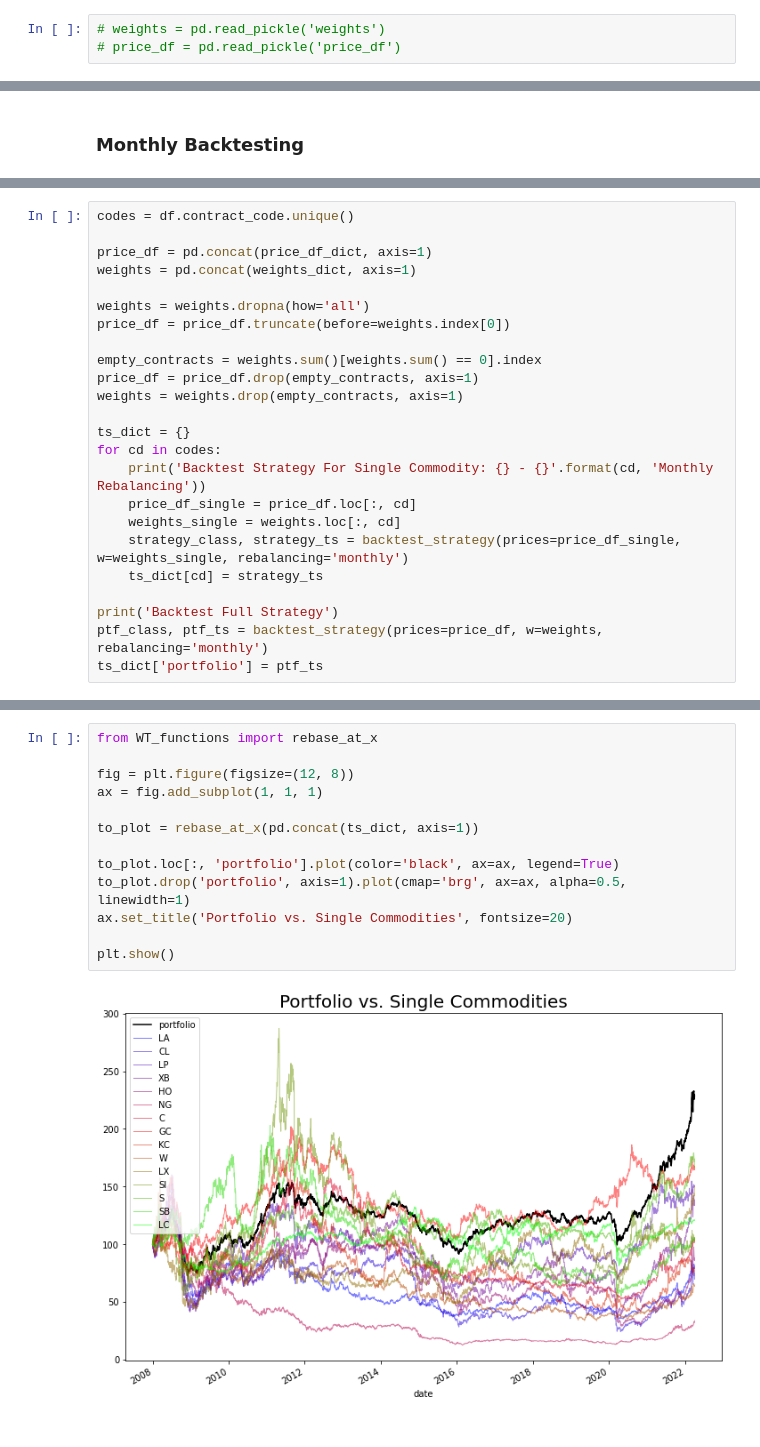
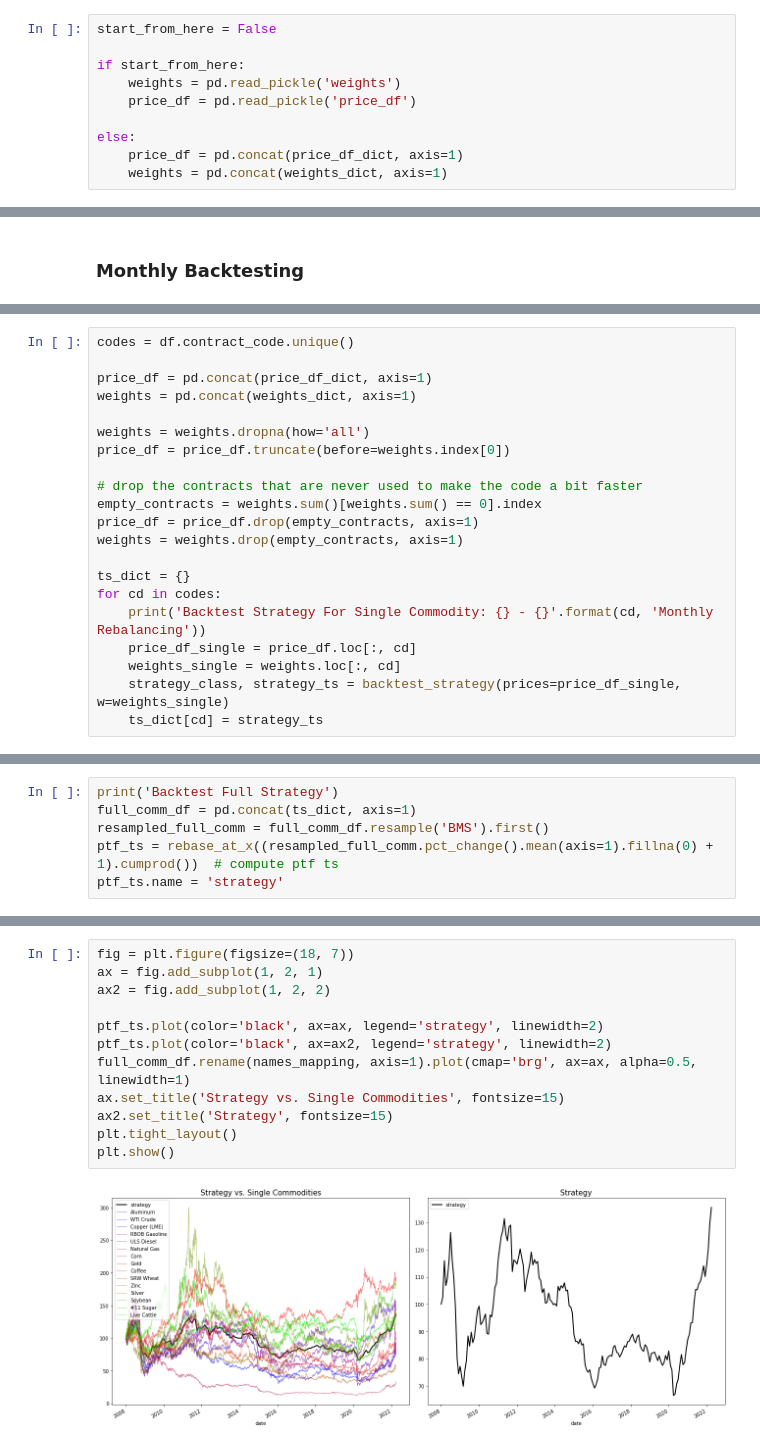
Before and after one commit to lucaberlanda/Magazzino, a Jupyter notebook: WisdomTreeAssignment.ipynb, the cells around one changed output, grey strips where cells are left out. Drawn from its saved outputs; the diff is of its cells as text.

```diff
--- a/WisdomTreeAssignment.ipynb
+++ b/WisdomTreeAssignment.ipynb
@@ -204,6 +223,13 @@ If we want to start from this section, download pickles:
 # %%
-# weights = pd.read_pickle('weights')
-# price_df = pd.read_pickle('price_df')
+start_from_here = False
+
+if start_from_here:
+    weights = pd.read_pickle('weights')
+    price_df = pd.read_pickle('price_df')
+
+else:
+    price_df = pd.concat(price_df_dict, axis=1)
+    weights = pd.concat(weights_dict, axis=1)
 # %% [markdown]
 ### Step by Step
 As we did before, we show the steps of the backtesting process. First we select our sample commodity, natural gas. Second, **we shift the weights one day forward**. Indeed, the information regarding the optimal roll yield will be only implemented at the end of the day and available the day after
@@ -292,6 +282,7 @@ weights = pd.concat(weights_dict, axis=1)
 weights = weights.dropna(how='all')
 price_df = price_df.truncate(before=weights.index[0])
 
+# drop the contracts that are never used to make the code a bit faster
 empty_contracts = weights.sum()[weights.sum() == 0].index
 price_df = price_df.drop(empty_contracts, axis=1)
 weights = weights.drop(empty_contracts, axis=1)
@@ -301,12 +292,8 @@ for cd in codes:
     print('Backtest Strategy For Single Commodity: {} - {}'.format(cd, 'Monthly Rebalancing'))
     price_df_single = price_df.loc[:, cd]
     weights_single = weights.loc[:, cd]
-    strategy_class, strategy_ts = backtest_strategy(prices=price_df_single, w=weights_single, rebalancing='monthly')
+    strategy_class, strategy_ts = backtest_strategy(prices=price_df_single, w=weights_single)
     ts_dict[cd] = strategy_ts
-
-print('Backtest Full Strategy')
-ptf_class, ptf_ts = backtest_strategy(prices=price_df, w=weights, rebalancing='monthly')
-ts_dict['portfolio'] = ptf_ts
 # %% [output]
 Backtest Strategy For Single Commodity: LA - Monthly Rebalancing
 Backtest Strategy For Single Commodity: CL - Monthly Rebalancing
@@ -326,0 +322,6 @@ Backtest Full Strategy
+# %%
+print('Backtest Full Strategy')
+full_comm_df = pd.concat(ts_dict, axis=1)
+resampled_full_comm = full_comm_df.resample('BMS').first()
+ptf_ts = rebase_at_x((resampled_full_comm.pct_change().mean(axis=1).fillna(0) + 1).cumprod())  # compute ptf ts
+ptf_ts.name = 'strategy'
@@ -327,15 +332,14 @@ Backtest Full Strategy
 # %%
-from WT_functions import rebase_at_x
+fig = plt.figure(figsize=(18, 7))
+ax = fig.add_subplot(1, 2, 1)
+ax2 = fig.add_subplot(1, 2, 2)
 
-fig = plt.figure(figsize=(12, 8))
-ax = fig.add_subplot(1, 1, 1)
-
-to_plot = rebase_at_x(pd.concat(ts_dict, axis=1))
-
-to_plot.loc[:, 'portfolio'].plot(color='black', ax=ax, legend=True)
-to_plot.drop('portfolio', axis=1).plot(cmap='brg', ax=ax, alpha=0.5, linewidth=1)
-ax.set_title('Portfolio vs. Single Commodities', fontsize=20)
-
+ptf_ts.plot(color='black', ax=ax, legend='strategy', linewidth=2)
+ptf_ts.plot(color='black', ax=ax2, legend='strategy', linewidth=2)
+full_comm_df.rename(names_mapping, axis=1).plot(cmap='brg', ax=ax, alpha=0.5, linewidth=1)
+ax.set_title('Strategy vs. Single Commodities', fontsize=15)
+ax2.set_title('Strategy', fontsize=15)
+plt.tight_layout()
 plt.show()
 # %% [output]
-[figure, old version]
+[figure, new version]
```
Also changed, not shown: parts of 38 cells of this notebook, 2 other files.
